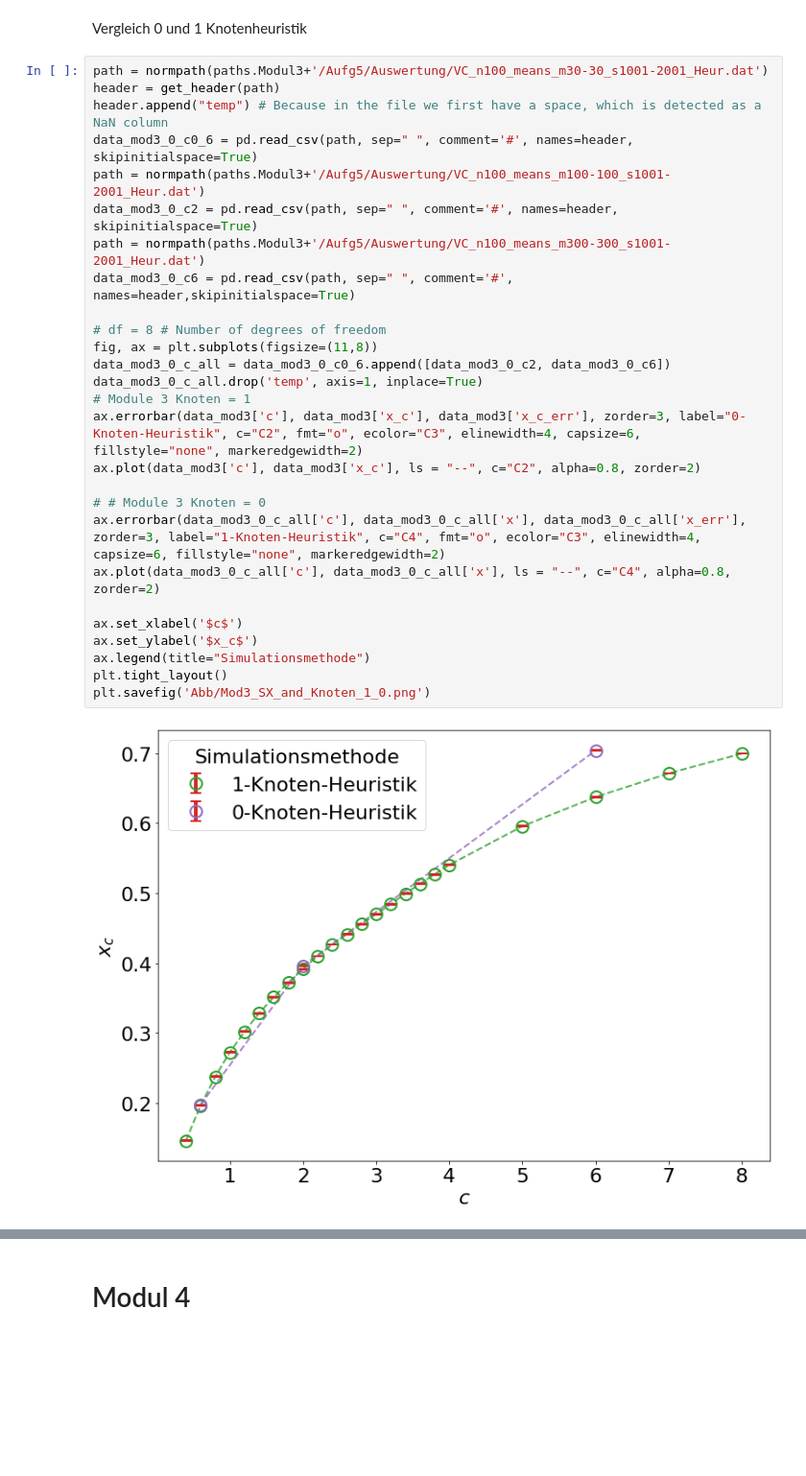
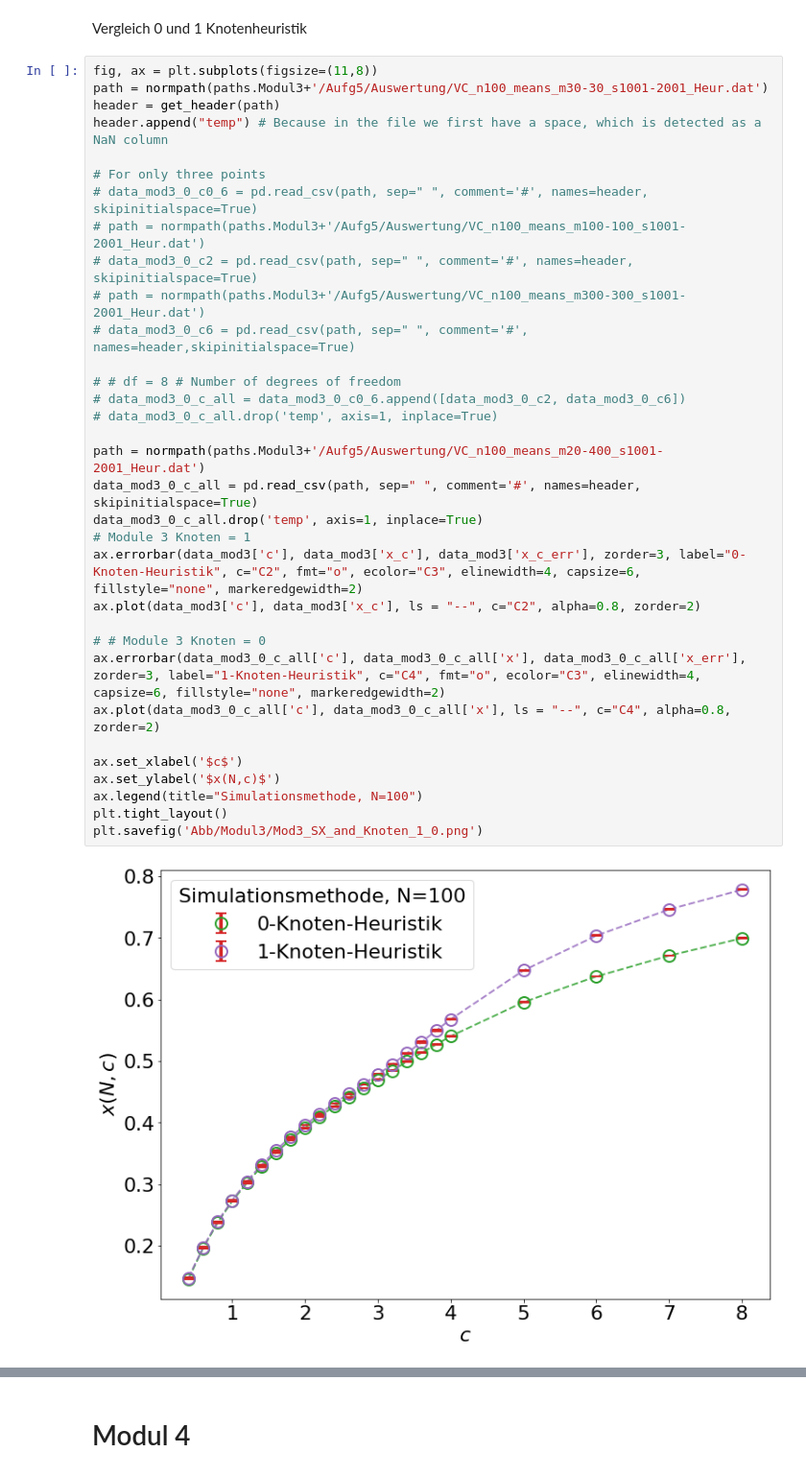
Before and after one commit to T1mors/FPR, a Jupyter notebook: 4 Phasenübergänge/Auswertung.ipynb, the cells around one changed output, grey strips where cells are left out. Shown at 96% size. Drawn from its saved outputs; the diff is of its cells as text; blank space fills up the shorter version.

```diff
--- a/4 Phasenübergänge/Auswertung.ipynb
+++ b/4 Phasenübergänge/Auswertung.ipynb
@@ -335,31 +386,37 @@ plt.savefig('Abb/Mod3_high_deg_pure_SX_and_Knoten1.png')
 # %% [markdown]
 Vergleich 0 und 1 Knotenheuristik
 # %%
+fig, ax = plt.subplots(figsize=(11,8))
 path = normpath(paths.Modul3+'/Aufg5/Auswertung/VC_n100_means_m30-30_s1001-2001_Heur.dat')
 header = get_header(path)
 header.append("temp") # Because in the file we first have a space, which is detected as a NaN column
-data_mod3_0_c0_6 = pd.read_csv(path, sep=" ", comment='#', names=header, skipinitialspace=True)
-path = normpath(paths.Modul3+'/Aufg5/Auswertung/VC_n100_means_m100-100_s1001-2001_Heur.dat')
-data_mod3_0_c2 = pd.read_csv(path, sep=" ", comment='#', names=header, skipinitialspace=True)
-path = normpath(paths.Modul3+'/Aufg5/Auswertung/VC_n100_means_m300-300_s1001-2001_Heur.dat')
-data_mod3_0_c6 = pd.read_csv(path, sep=" ", comment='#', names=header,skipinitialspace=True)
 
-# df = 8 # Number of degrees of freedom
-fig, ax = plt.subplots(figsize=(11,8))
-data_mod3_0_c_all = data_mod3_0_c0_6.append([data_mod3_0_c2, data_mod3_0_c6])
+# For only three points
+# data_mod3_0_c0_6 = pd.read_csv(path, sep=" ", comment='#', names=header, skipinitialspace=True)
+# path = normpath(paths.Modul3+'/Aufg5/Auswertung/VC_n100_means_m100-100_s1001-2001_Heur.dat')
+# data_mod3_0_c2 = pd.read_csv(path, sep=" ", comment='#', names=header, skipinitialspace=True)
+# path = normpath(paths.Modul3+'/Aufg5/Auswertung/VC_n100_means_m300-300_s1001-2001_Heur.dat')
+# data_mod3_0_c6 = pd.read_csv(path, sep=" ", comment='#', names=header,skipinitialspace=True)
+
+# # df = 8 # Number of degrees of freedom
+# data_mod3_0_c_all = data_mod3_0_c0_6.append([data_mod3_0_c2, data_mod3_0_c6])
+# data_mod3_0_c_all.drop('temp', axis=1, inplace=True)
+
+path = normpath(paths.Modul3+'/Aufg5/Auswertung/VC_n100_means_m20-400_s1001-2001_Heur.dat')
+data_mod3_0_c_all = pd.read_csv(path, sep=" ", comment='#', names=header, skipinitialspace=True)
 data_mod3_0_c_all.drop('temp', axis=1, inplace=True)
 # Module 3 Knoten = 1
 ax.errorbar(data_mod3['c'], data_mod3['x_c'], data_mod3['x_c_err'], zorder=3, label="0-Knoten-Heuristik", c="C2", fmt="o", ecolor="C3", elinewidth=4, capsize=6, fillstyle="none", markeredgewidth=2)
 ax.plot(data_mod3['c'], data_mod3['x_c'], ls = "--", c="C2", alpha=0.8, zorder=2)
 
 # # Module 3 Knoten = 0
 ax.errorbar(data_mod3_0_c_all['c'], data_mod3_0_c_all['x'], data_mod3_0_c_all['x_err'], zorder=3, label="1-Knoten-Heuristik", c="C4", fmt="o", ecolor="C3", elinewidth=4, capsize=6, fillstyle="none", markeredgewidth=2)
 ax.plot(data_mod3_0_c_all['c'], data_mod3_0_c_all['x'], ls = "--", c="C4", alpha=0.8, zorder=2)
 
 ax.set_xlabel('$c$')
-ax.set_ylabel('$x_c$')
-ax.legend(title="Simulationsmethode")
+ax.set_ylabel('$x(N,c)$')
+ax.legend(title="Simulationsmethode, N=100")
 plt.tight_layout()
-plt.savefig('Abb/Mod3_SX_and_Knoten_1_0.png')
+plt.savefig('Abb/Modul3/Mod3_SX_and_Knoten_1_0.png')
 # %% [output]
-[figure, old version]
+[figure, new version]
```
Also changed, not shown: parts of 16 cells of this notebook, 50 other files.
